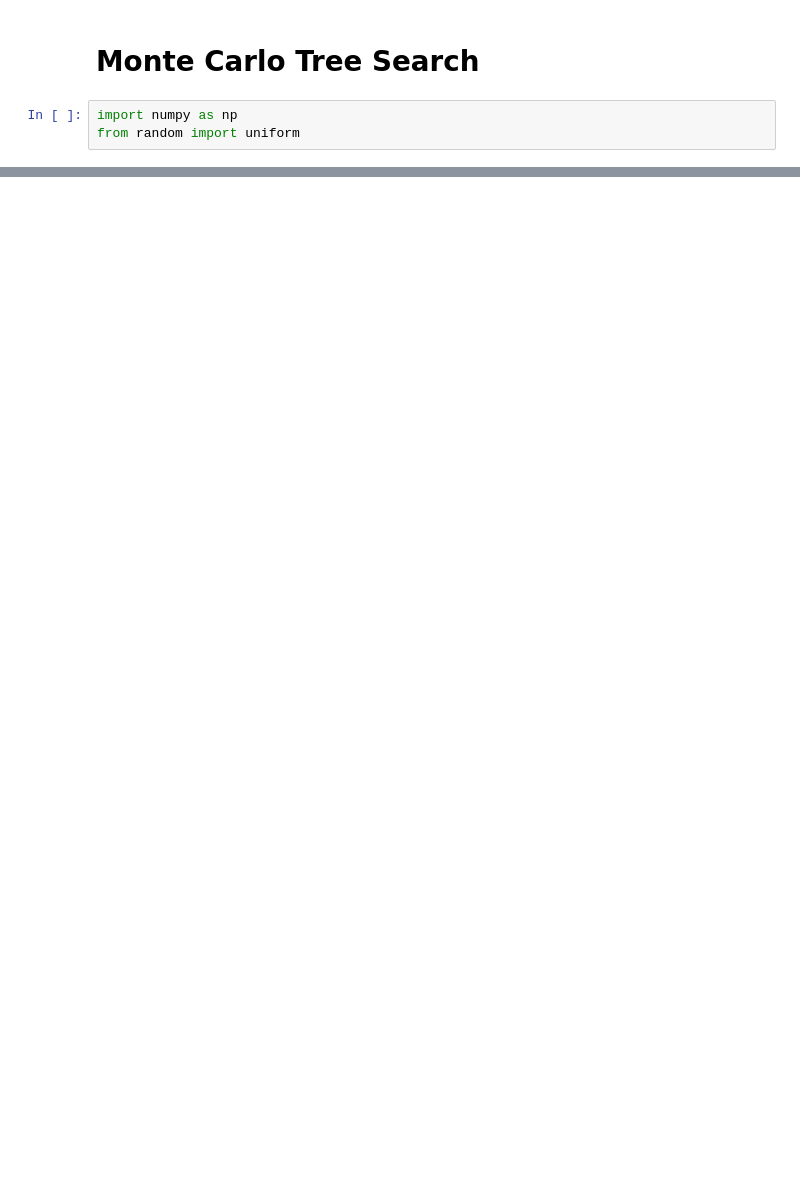
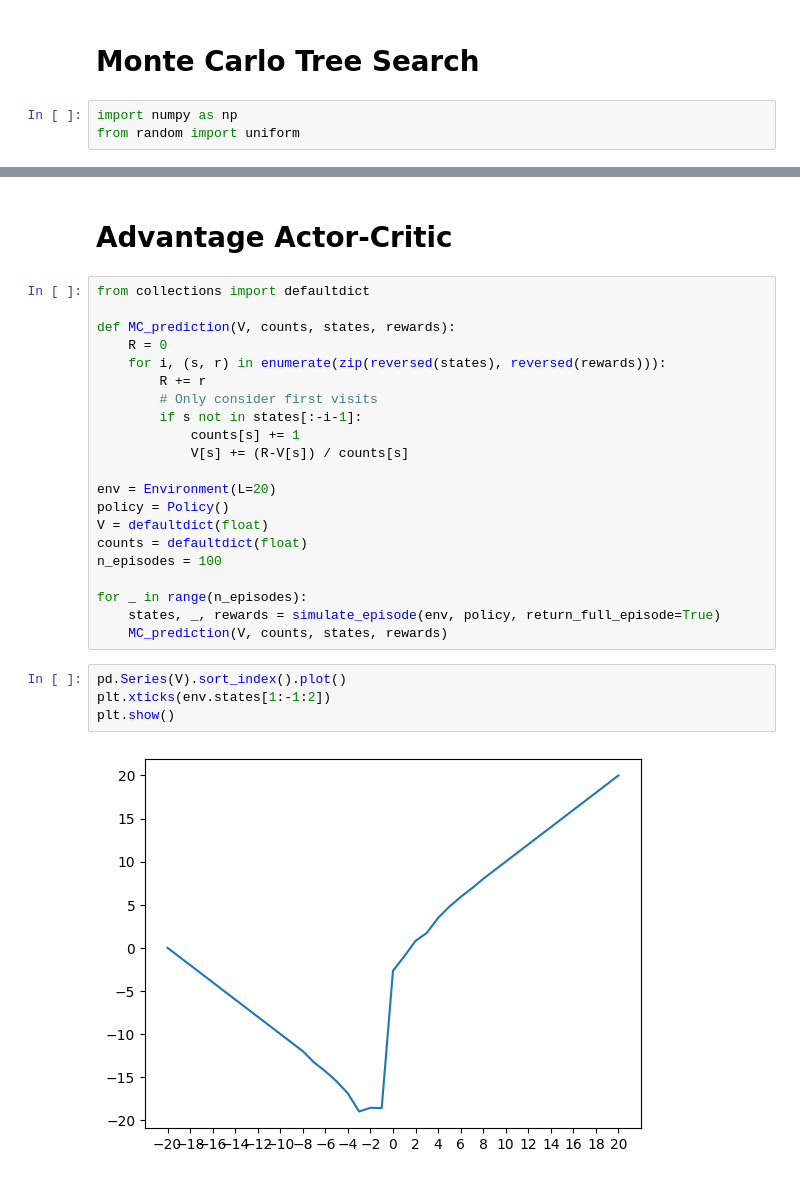
Before and after one commit to ChackMociute/Multi-Agent-Systems, a Jupyter notebook: hw6/hw6.ipynb, the cells around one changed output, grey strips where cells are left out. Cells and saved outputs as stored; diff of their text form; blank space fills up the shorter version.

Commit message:
Started policy gradient and actor-critic

```diff
--- a/hw6/hw6.ipynb
+++ b/hw6/hw6.ipynb
@@ -134,0 +270,29 @@ mcts.target()
+# %% [markdown]
+# Advantage Actor-Critic
+# %%
+from collections import defaultdict
+
+def MC_prediction(V, counts, states, rewards):
+    R = 0
+    for i, (s, r) in enumerate(zip(reversed(states), reversed(rewards))):
+        R += r
+        # Only consider first visits
+        if s not in states[:-i-1]:
+            counts[s] += 1
+            V[s] += (R-V[s]) / counts[s]
+
+env = Environment(L=20)
+policy = Policy()
+V = defaultdict(float)
+counts = defaultdict(float)
+n_episodes = 100
+
+for _ in range(n_episodes):
+    states, _, rewards = simulate_episode(env, policy, return_full_episode=True)
+    MC_prediction(V, counts, states, rewards)
+# %%
+pd.Series(V).sort_index().plot()
+plt.xticks(env.states[1:-1:2])
+plt.show()
+# %% [output]
+[figure, added]
```
Also changed, not shown: parts of 22 cells of this notebook.
